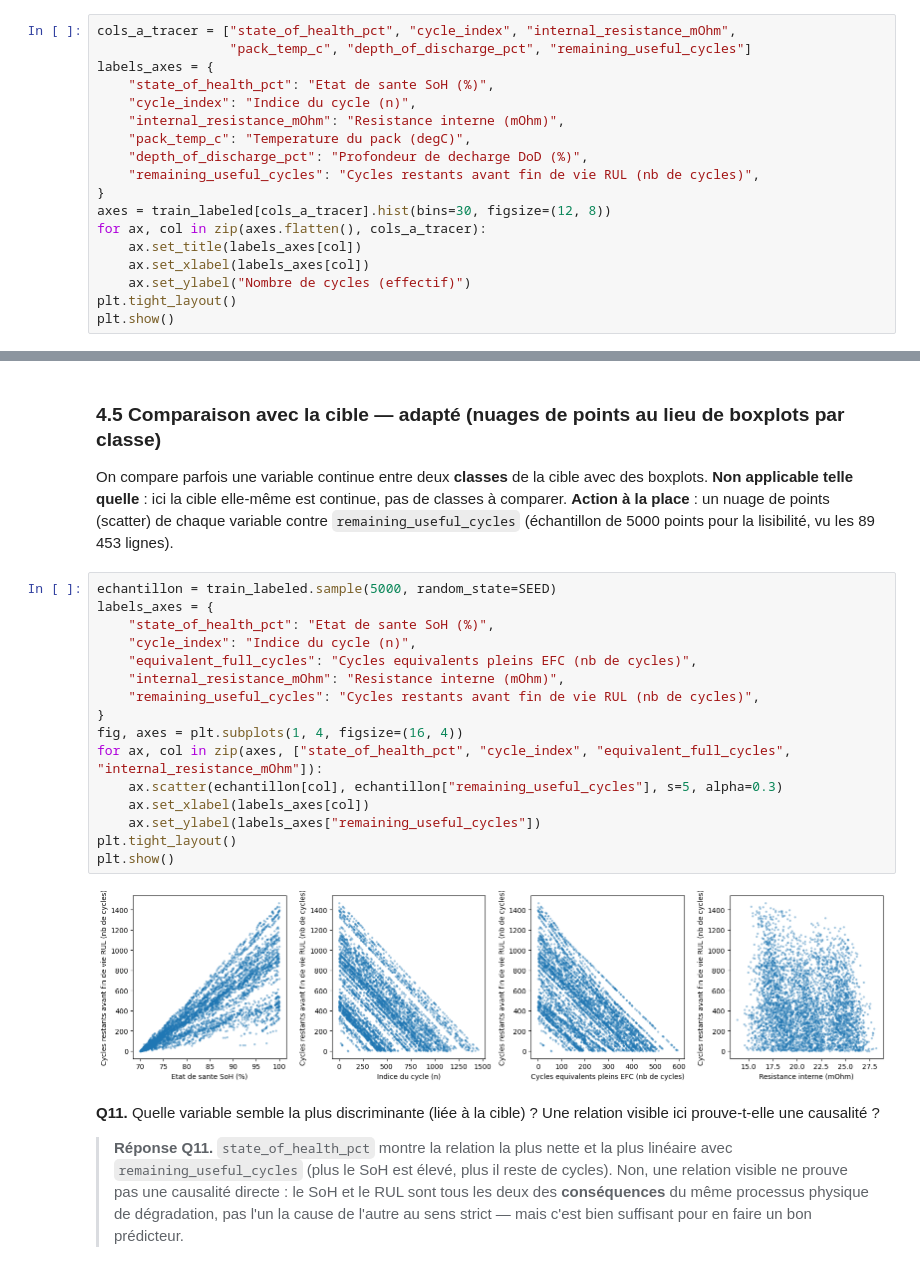
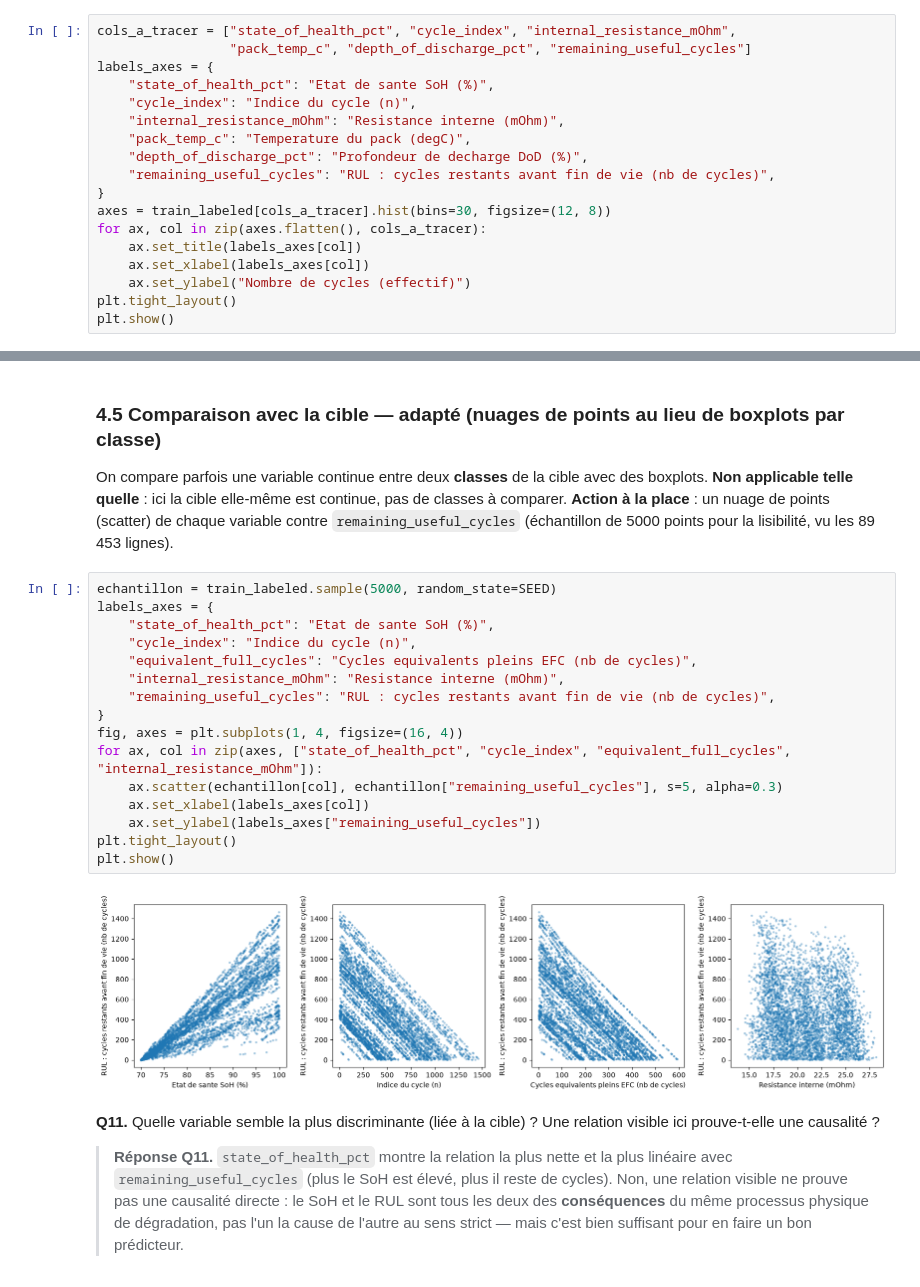
Before and after one commit to LiantsoaANDR/opti_ia, a Jupyter notebook: exploration.ipynb, the cells around one changed output, grey strips where cells are left out. Drawn from its saved outputs; the diff is of its cells as text.

```diff
--- a/exploration.ipynb
+++ b/exploration.ipynb
@@ -221,7 +224,7 @@ labels_axes = {
     "internal_resistance_mOhm": "Resistance interne (mOhm)",
     "pack_temp_c": "Temperature du pack (degC)",
     "depth_of_discharge_pct": "Profondeur de decharge DoD (%)",
-    "remaining_useful_cycles": "Cycles restants avant fin de vie RUL (nb de cycles)",
+    "remaining_useful_cycles": "RUL : cycles restants avant fin de vie (nb de cycles)",
 }
 axes = train_labeled[cols_a_tracer].hist(bins=30, figsize=(12, 8))
 for ax, col in zip(axes.flatten(), cols_a_tracer):
@@ -243,21 +246,21 @@ On compare parfois une variable continue entre deux **classes** de la cible avec
 # %%
 echantillon = train_labeled.sample(5000, random_state=SEED)
 labels_axes = {
     "state_of_health_pct": "Etat de sante SoH (%)",
     "cycle_index": "Indice du cycle (n)",
     "equivalent_full_cycles": "Cycles equivalents pleins EFC (nb de cycles)",
     "internal_resistance_mOhm": "Resistance interne (mOhm)",
-    "remaining_useful_cycles": "Cycles restants avant fin de vie RUL (nb de cycles)",
+    "remaining_useful_cycles": "RUL : cycles restants avant fin de vie (nb de cycles)",
 }
 fig, axes = plt.subplots(1, 4, figsize=(16, 4))
 for ax, col in zip(axes, ["state_of_health_pct", "cycle_index", "equivalent_full_cycles", "internal_resistance_mOhm"]):
     ax.scatter(echantillon[col], echantillon["remaining_useful_cycles"], s=5, alpha=0.3)
     ax.set_xlabel(labels_axes[col])
     ax.set_ylabel(labels_axes["remaining_useful_cycles"])
 plt.tight_layout()
 plt.show()
 # %% [output]
-[figure, old version]
+[figure, new version]
 # %% [markdown]
 **Q11.** Quelle variable semble la plus discriminante (liée à la cible) ? Une relation visible ici prouve-t-elle une causalité ?
 
```
Also changed, not shown: parts of 8 cells of this notebook.
